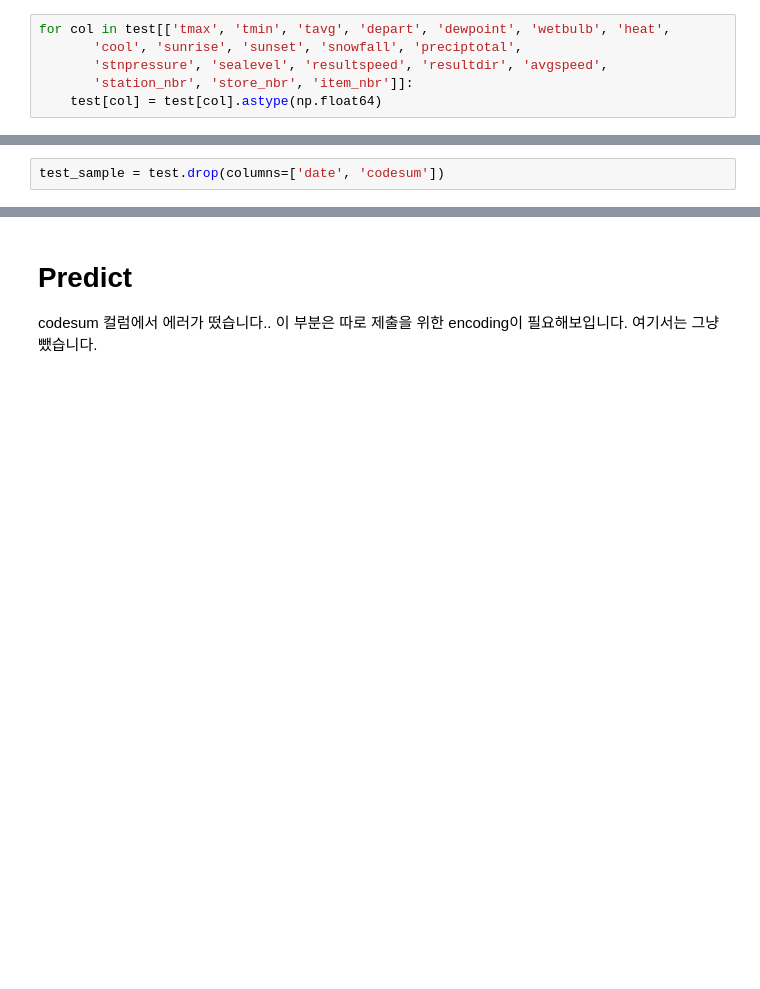
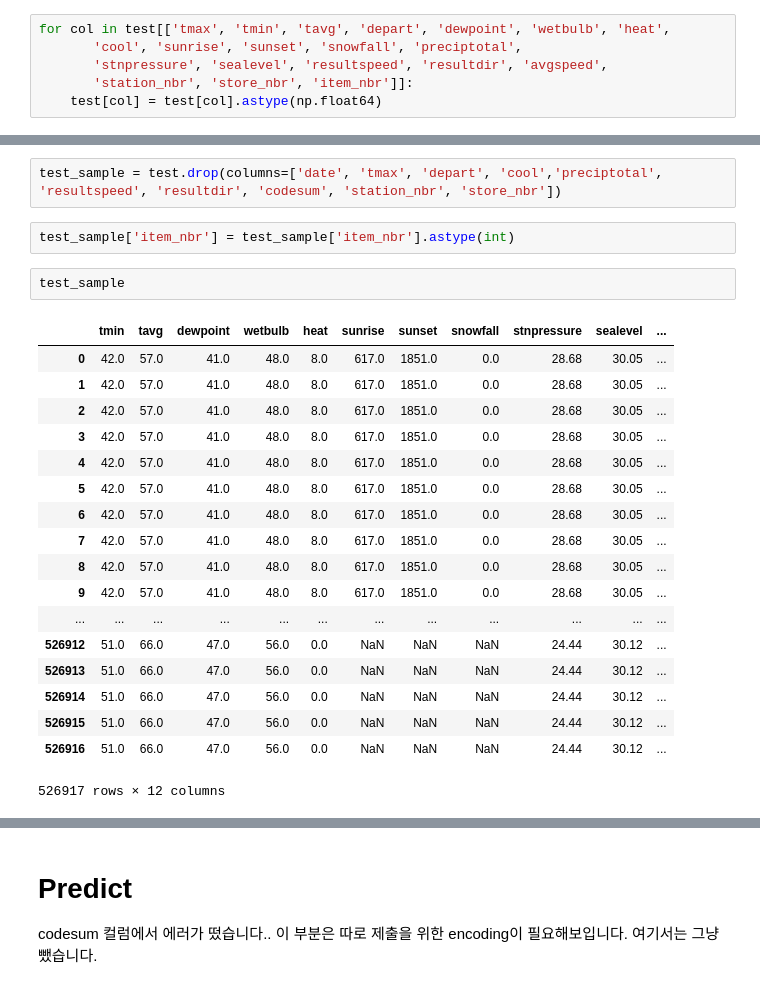
Before and after one commit to lucaseo/dss7-walmart-project, a Jupyter notebook: wy/submission_trial.ipynb, the cells around one changed output, grey strips where cells are left out. Drawn from its saved outputs; the diff is of its cells as text; blank space fills up the shorter version.

```diff
--- a/wy/submission_trial.ipynb
+++ b/wy/submission_trial.ipynb
@@ -118,2 +197,25 @@ for col in test[['tmax', 'tmin', 'tavg', 'depart', 'dewpoint', 'wetbulb', 'heat'
 # %%
-test_sample = test.drop(columns=['date', 'codesum'])
+test_sample = test.drop(columns=['date', 'tmax', 'depart', 'cool','preciptotal', 'resultspeed', 'resultdir', 'codesum', 'station_nbr', 'store_nbr'])
+# %%
+test_sample['item_nbr'] = test_sample['item_nbr'].astype(int)
+# %%
+test_sample
+# %% [output]
+|  | tmin | tavg | dewpoint | wetbulb | heat | sunrise | sunset | snowfall | stnpressure | sealevel | ... |
+| 0 | 42.0 | 57.0 | 41.0 | 48.0 | 8.0 | 617.0 | 1851.0 | 0.0 | 28.68 | 30.05 | ... |
+| 1 | 42.0 | 57.0 | 41.0 | 48.0 | 8.0 | 617.0 | 1851.0 | 0.0 | 28.68 | 30.05 | ... |
+| 2 | 42.0 | 57.0 | 41.0 | 48.0 | 8.0 | 617.0 | 1851.0 | 0.0 | 28.68 | 30.05 | ... |
+| 3 | 42.0 | 57.0 | 41.0 | 48.0 | 8.0 | 617.0 | 1851.0 | 0.0 | 28.68 | 30.05 | ... |
+| 4 | 42.0 | 57.0 | 41.0 | 48.0 | 8.0 | 617.0 | 1851.0 | 0.0 | 28.68 | 30.05 | ... |
+| 5 | 42.0 | 57.0 | 41.0 | 48.0 | 8.0 | 617.0 | 1851.0 | 0.0 | 28.68 | 30.05 | ... |
+| 6 | 42.0 | 57.0 | 41.0 | 48.0 | 8.0 | 617.0 | 1851.0 | 0.0 | 28.68 | 30.05 | ... |
+| 7 | 42.0 | 57.0 | 41.0 | 48.0 | 8.0 | 617.0 | 1851.0 | 0.0 | 28.68 | 30.05 | ... |
+| 8 | 42.0 | 57.0 | 41.0 | 48.0 | 8.0 | 617.0 | 1851.0 | 0.0 | 28.68 | 30.05 | ... |
+| 9 | 42.0 | 57.0 | 41.0 | 48.0 | 8.0 | 617.0 | 1851.0 | 0.0 | 28.68 | 30.05 | ... |
+| ... | ... | ... | ... | ... | ... | ... | ... | ... | ... | ... | ... |
+| 526912 | 51.0 | 66.0 | 47.0 | 56.0 | 0.0 | NaN | NaN | NaN | 24.44 | 30.12 | ... |
+| 526913 | 51.0 | 66.0 | 47.0 | 56.0 | 0.0 | NaN | NaN | NaN | 24.44 | 30.12 | ... |
+| 526914 | 51.0 | 66.0 | 47.0 | 56.0 | 0.0 | NaN | NaN | NaN | 24.44 | 30.12 | ... |
+| 526915 | 51.0 | 66.0 | 47.0 | 56.0 | 0.0 | NaN | NaN | NaN | 24.44 | 30.12 | ... |
+| 526916 | 51.0 | 66.0 | 47.0 | 56.0 | 0.0 | NaN | NaN | NaN | 24.44 | 30.12 | ... |
+526917 rows × 12 columns
```
Also changed, not shown: parts of 20 cells of this notebook, 4 other files.
